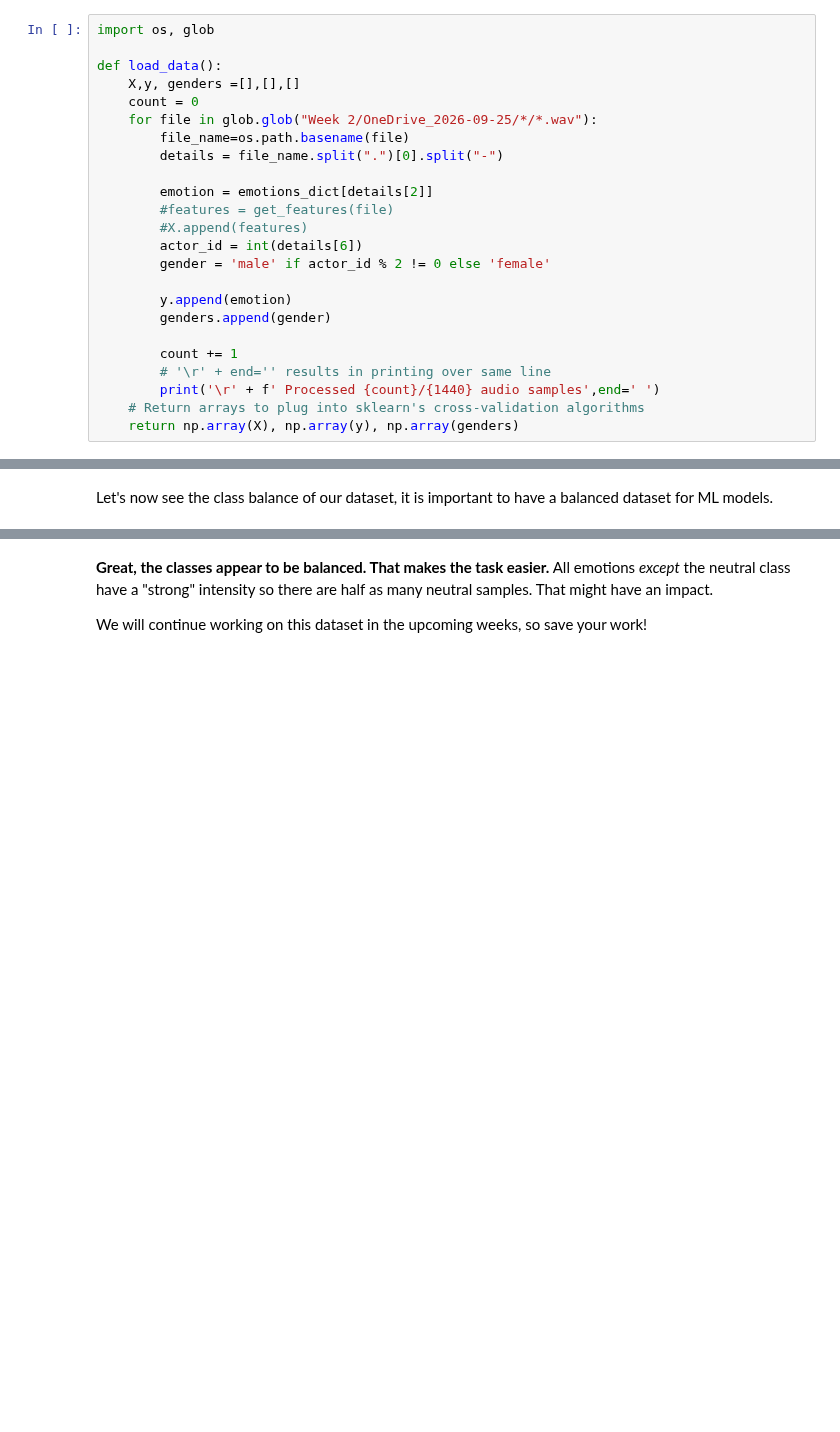
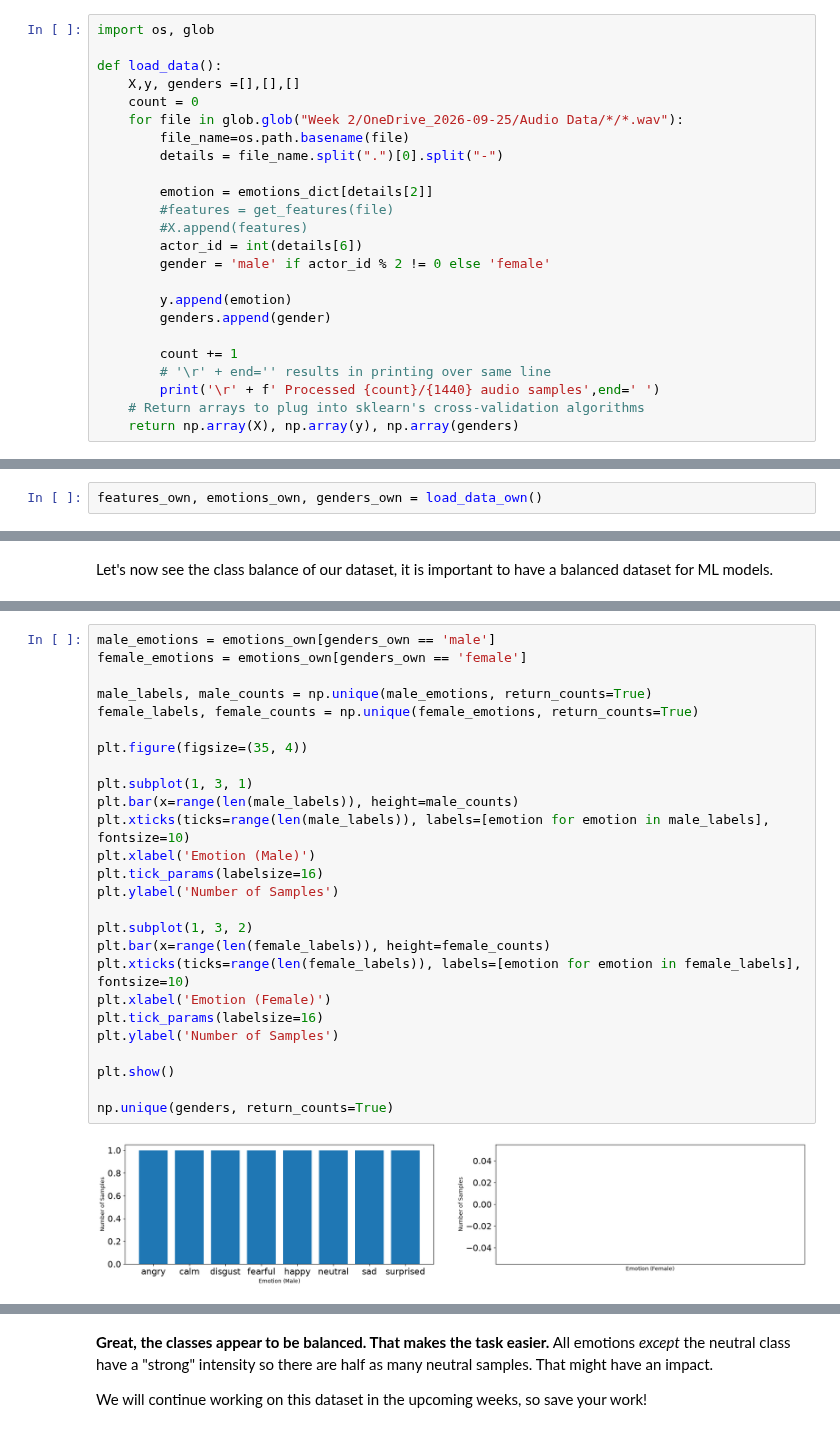
Before and after one commit to IAT-ExploringAI-2026/Week2-DataPreprocessing, a Jupyter notebook: week_2.ipynb, the cells around one changed output, grey strips where cells are left out. Cells and saved outputs as stored; diff of their text form; blank space fills up the shorter version.

```diff
--- a/week_2.ipynb
+++ b/week_2.ipynb
@@ -539,7 +679,7 @@ import os, glob
 def load_data():
     X,y, genders =[],[],[]
     count = 0
-    for file in glob.glob("Week 2/OneDrive_2026-09-25/*/*.wav"):
+    for file in glob.glob("Week 2/OneDrive_2026-09-25/Audio Data/*/*.wav"):
         file_name=os.path.basename(file)
         details = file_name.split(".")[0].split("-")
 
@@ -564,0 +757,2 @@ features, emotions, genders = load_data()
+# %%
+features_own, emotions_own, genders_own = load_data_own()
@@ -592,0 +796,28 @@ np.unique(genders, return_counts=True)
+# %%
+male_emotions = emotions_own[genders_own == 'male']
+female_emotions = emotions_own[genders_own == 'female']
+
+male_labels, male_counts = np.unique(male_emotions, return_counts=True)
+female_labels, female_counts = np.unique(female_emotions, return_counts=True)
+
+plt.figure(figsize=(35, 4))
+
+plt.subplot(1, 3, 1)
+plt.bar(x=range(len(male_labels)), height=male_counts)
+plt.xticks(ticks=range(len(male_labels)), labels=[emotion for emotion in male_labels], fontsize=10)
+plt.xlabel('Emotion (Male)')
+plt.tick_params(labelsize=16)
+plt.ylabel('Number of Samples')
+
+plt.subplot(1, 3, 2)
+plt.bar(x=range(len(female_labels)), height=female_counts)
+plt.xticks(ticks=range(len(female_labels)), labels=[emotion for emotion in female_labels], fontsize=10)
+plt.xlabel('Emotion (Female)')
+plt.tick_params(labelsize=16)
+plt.ylabel('Number of Samples')
+
+plt.show()
+
+np.unique(genders, return_counts=True)
+# %% [output]
+[figure, added]
```
Also changed, not shown: parts of 29 cells of this notebook.
